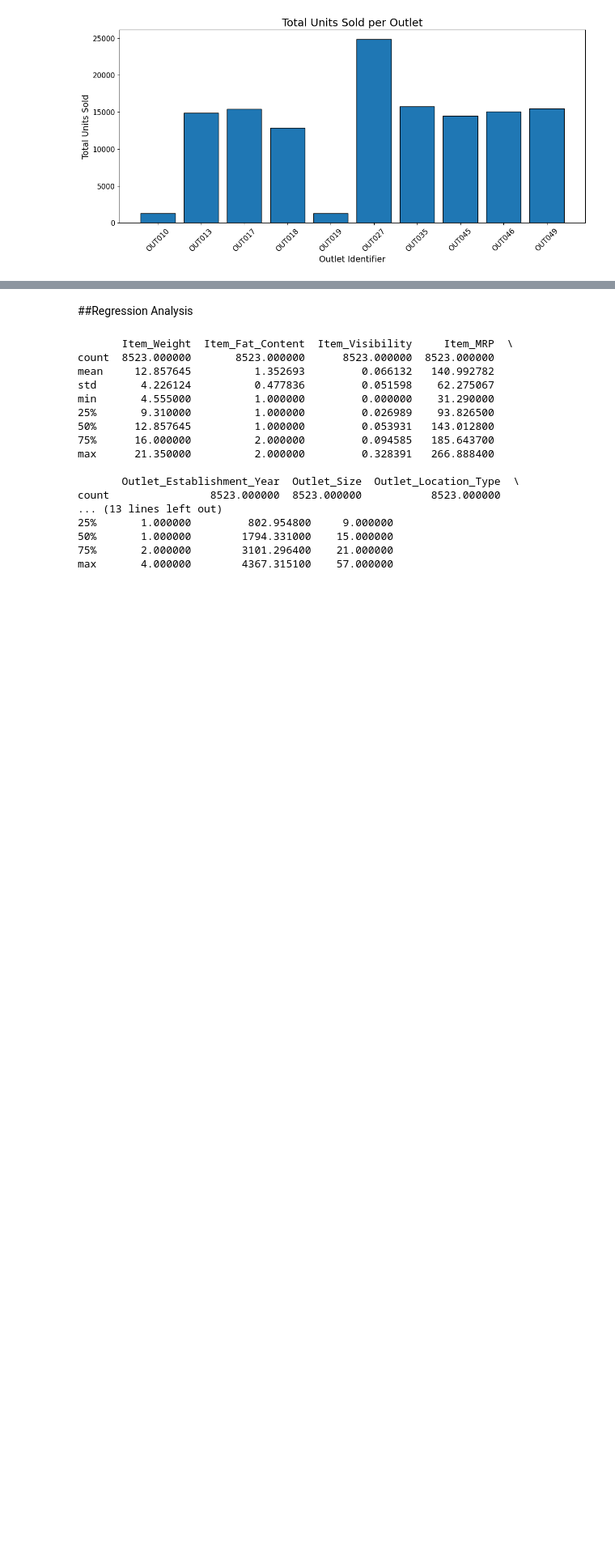
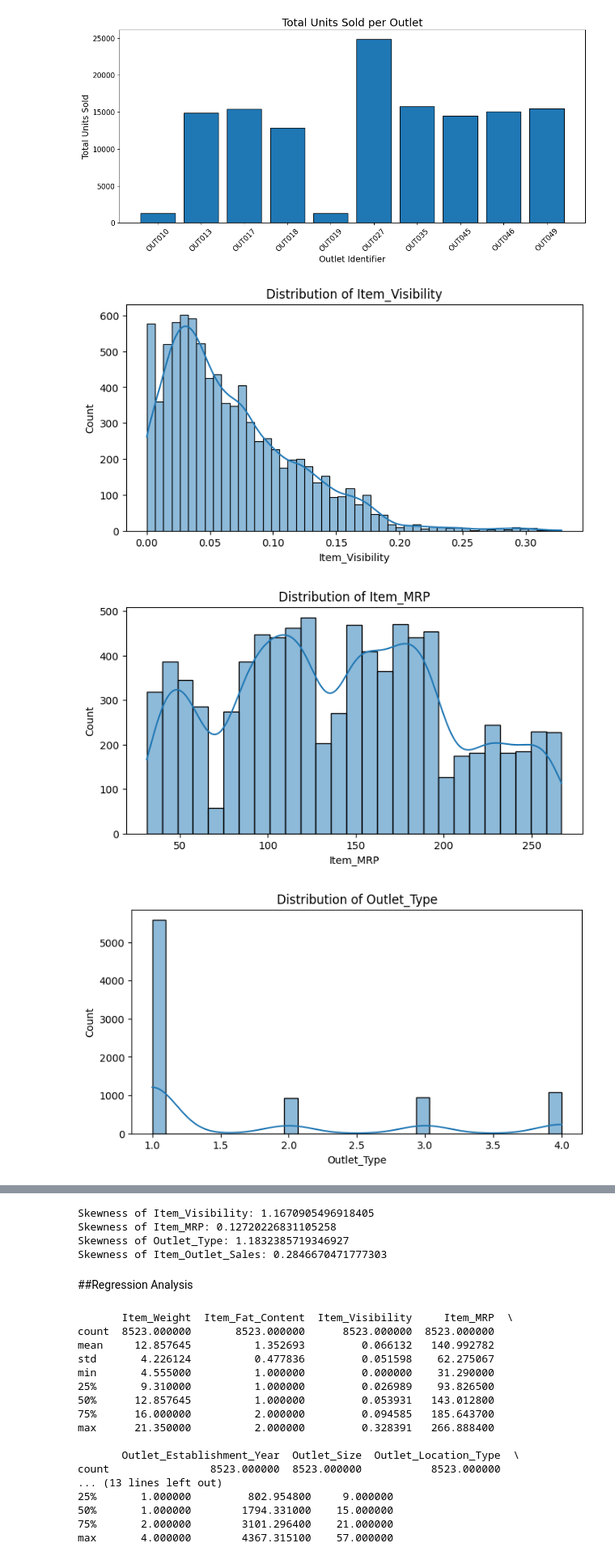
Before and after one commit to AromaDsouza/BigMart_Sales_Prediction, a Jupyter notebook: BigMart_Sales_Prediction.ipynb, the cells around one changed output, grey strips where cells are left out. Shown at 81% size. Drawn from its saved outputs; the diff is of its cells as text; code cells hidden in the pictures; blank space fills up the shorter version.

```diff
--- a/BigMart_Sales_Prediction.ipynb
+++ b/BigMart_Sales_Prediction.ipynb
@@ -844,3 +837,27 @@ plt.tight_layout()
 plt.show()
 # %% [output]
 [figure]
+# %%
+features_to_check = ['Item_Visibility', 'Item_MRP', 'Outlet_Type']
+
+for feature in features_to_check:
+    plt.figure(figsize=(8, 4))
+    sns.histplot(train_data_encoded[feature], kde=True)
+    plt.title(f'Distribution of {feature}')
+    plt.show()
+
+plt.figure(figsize=(8, 4))
+sns.histplot(train_data_encoded['Item_Outlet_Sales'], kde=True)
+plt.title('Distribution of Item_Outlet_Sales')
+plt.show()
+
+for feature in features_to_check:
+    skewness = train_data_encoded[feature].skew()
+    print(f'Skewness of {feature}: {skewness}')
+
+target_skewness = train_data_encoded['Item_Outlet_Sales'].skew()
+print(f'Skewness of Item_Outlet_Sales: {target_skewness}')
+# %% [output]
+[figure, added]
+[figure, added]
+[figure, added]
@@ -846,0 +865,4 @@ plt.show()
+Skewness of Item_Visibility: 1.1670905496918405
+Skewness of Item_MRP: 0.12720226831105258
+Skewness of Outlet_Type: 1.1832385719346927
+Skewness of Item_Outlet_Sales: 0.2846670471777303
```
Also changed, not shown: parts of 12 cells of this notebook.
